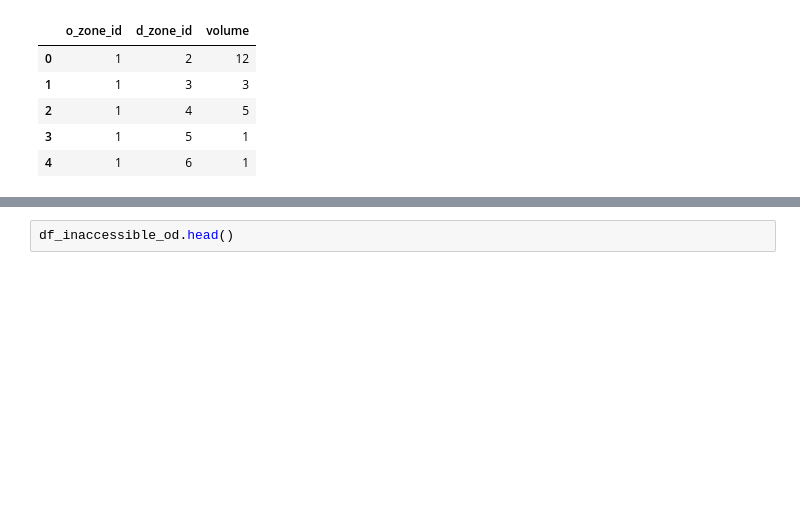
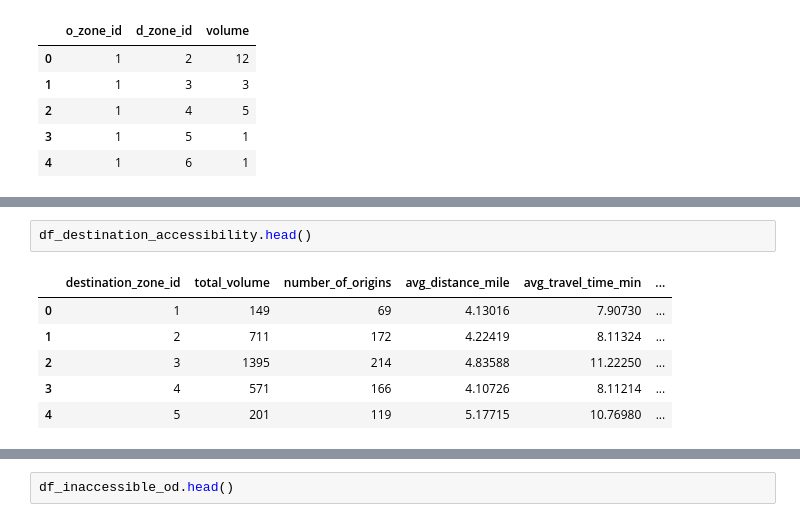
Before and after one commit to antoinekc8/DOTNET_project, a Jupyter notebook: notebook/Global.ipynb, the cells around one changed output, grey strips where cells are left out. Saved outputs shown, nothing was run; the diff lists cells and outputs as text; blank space fills up the shorter version.

```diff
--- a/notebook/Global.ipynb
+++ b/notebook/Global.ipynb
@@ -34,3 +46,12 @@ df_demand.head()
+# %%
+df_destination_accessibility.head()
+# %% [output]
+|  | destination_zone_id | total_volume | number_of_origins | avg_distance_mile | avg_travel_time_min | ... |
+| 0 | 1 | 149 | 69 | 4.13016 | 7.90730 | ... |
+| 1 | 2 | 711 | 172 | 4.22419 | 8.11324 | ... |
+| 2 | 3 | 1395 | 214 | 4.83588 | 11.22250 | ... |
+| 3 | 4 | 571 | 166 | 4.10726 | 8.11214 | ... |
+| 4 | 5 | 201 | 119 | 5.17715 | 10.76980 | ... |
 # %%
 df_google_maps_od_distance.head()
 # %% [output]
```
Also changed, not shown: parts of 15 cells of this notebook.
